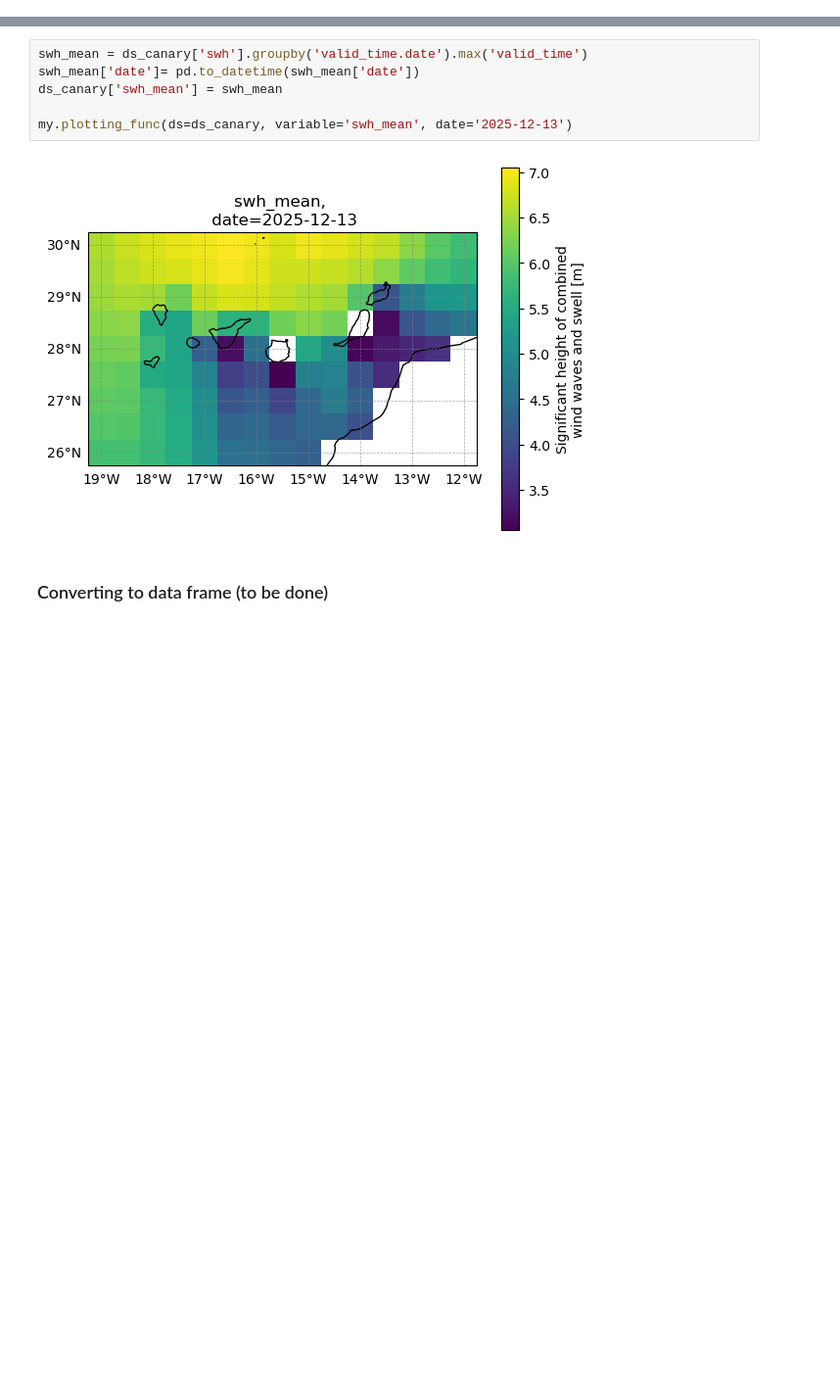
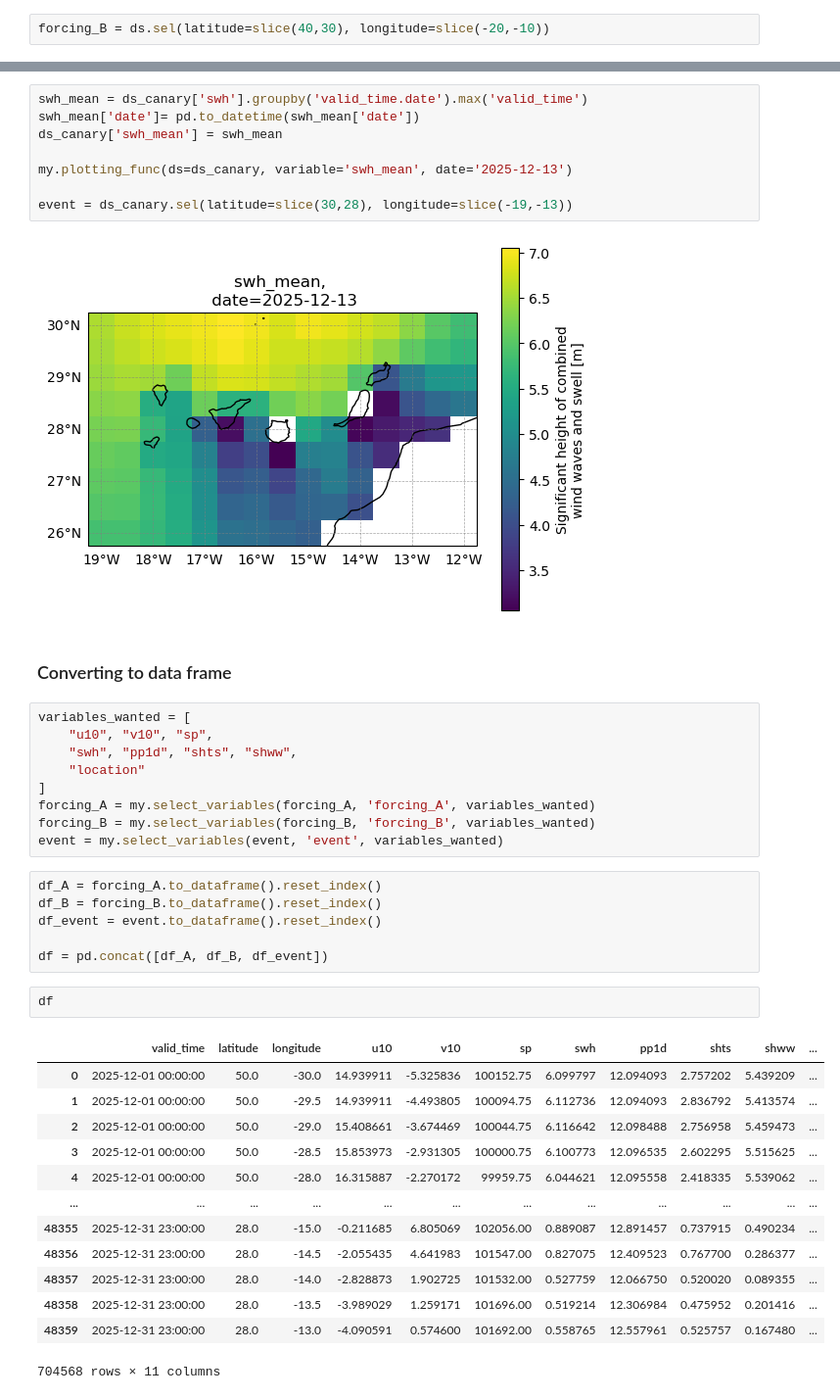
Before and after one commit to AnurovaPrykhodko/Atmospheric-ocean_coupling_analysis_extreme_wave_event, a Jupyter notebook: preprocessing.ipynb, the cells around one changed output, grey strips where cells are left out. Shown at 98% size. Drawn from its saved outputs; the diff is of its cells as text; blank space fills up the shorter version.

```diff
--- a/preprocessing.ipynb
+++ b/preprocessing.ipynb
@@ -130 +165,3 @@ my.plotting_func(ds=ds, variable='shts_anomaly_max', date='2025-12-08')
+# %%
+forcing_B = ds.sel(latitude=slice(40,30), longitude=slice(-20,-10))
 # %% [markdown]
@@ -135,7 +174,40 @@ swh_mean['date']= pd.to_datetime(swh_mean['date'])
 ds_canary['swh_mean'] = swh_mean
 
 my.plotting_func(ds=ds_canary, variable='swh_mean', date='2025-12-13')
+
+event = ds_canary.sel(latitude=slice(30,28), longitude=slice(-19,-13))
 # %% [output]
 [figure]
 # %% [markdown]
-### Converting to data frame (to be done)
+### Converting to data frame
+# %%
+variables_wanted = [
+    "u10", "v10", "sp",
+    "swh", "pp1d", "shts", "shww",
+    "location"
+]
+forcing_A = my.select_variables(forcing_A, 'forcing_A', variables_wanted)
+forcing_B = my.select_variables(forcing_B, 'forcing_B', variables_wanted)
+event = my.select_variables(event, 'event', variables_wanted)
+# %%
+df_A = forcing_A.to_dataframe().reset_index()
+df_B = forcing_B.to_dataframe().reset_index()
+df_event = event.to_dataframe().reset_index()
+
+df = pd.concat([df_A, df_B, df_event])
+# %%
+df
+# %% [output]
+|  | valid_time | latitude | longitude | u10 | v10 | sp | swh | pp1d | shts | shww | ... |
+| 0 | 2025-12-01 00:00:00 | 50.0 | -30.0 | 14.939911 | -5.325836 | 100152.75 | 6.099797 | 12.094093 | 2.757202 | 5.439209 | ... |
+| 1 | 2025-12-01 00:00:00 | 50.0 | -29.5 | 14.939911 | -4.493805 | 100094.75 | 6.112736 | 12.094093 | 2.836792 | 5.413574 | ... |
+| 2 | 2025-12-01 00:00:00 | 50.0 | -29.0 | 15.408661 | -3.674469 | 100044.75 | 6.116642 | 12.098488 | 2.756958 | 5.459473 | ... |
+| 3 | 2025-12-01 00:00:00 | 50.0 | -28.5 | 15.853973 | -2.931305 | 100000.75 | 6.100773 | 12.096535 | 2.602295 | 5.515625 | ... |
+| 4 | 2025-12-01 00:00:00 | 50.0 | -28.0 | 16.315887 | -2.270172 | 99959.75 | 6.044621 | 12.095558 | 2.418335 | 5.539062 | ... |
+| ... | ... | ... | ... | ... | ... | ... | ... | ... | ... | ... | ... |
+| 48355 | 2025-12-31 23:00:00 | 28.0 | -15.0 | -0.211685 | 6.805069 | 102056.00 | 0.889087 | 12.891457 | 0.737915 | 0.490234 | ... |
+| 48356 | 2025-12-31 23:00:00 | 28.0 | -14.5 | -2.055435 | 4.641983 | 101547.00 | 0.827075 | 12.409523 | 0.767700 | 0.286377 | ... |
+| 48357 | 2025-12-31 23:00:00 | 28.0 | -14.0 | -2.828873 | 1.902725 | 101532.00 | 0.527759 | 12.066750 | 0.520020 | 0.089355 | ... |
+| 48358 | 2025-12-31 23:00:00 | 28.0 | -13.5 | -3.989029 | 1.259171 | 101696.00 | 0.519214 | 12.306984 | 0.475952 | 0.201416 | ... |
+| 48359 | 2025-12-31 23:00:00 | 28.0 | -13.0 | -4.090591 | 0.574600 | 101692.00 | 0.558765 | 12.557961 | 0.525757 | 0.167480 | ... |
+704568 rows × 11 columns
```
Also changed, not shown: parts of 14 cells of this notebook, 2 other files.
